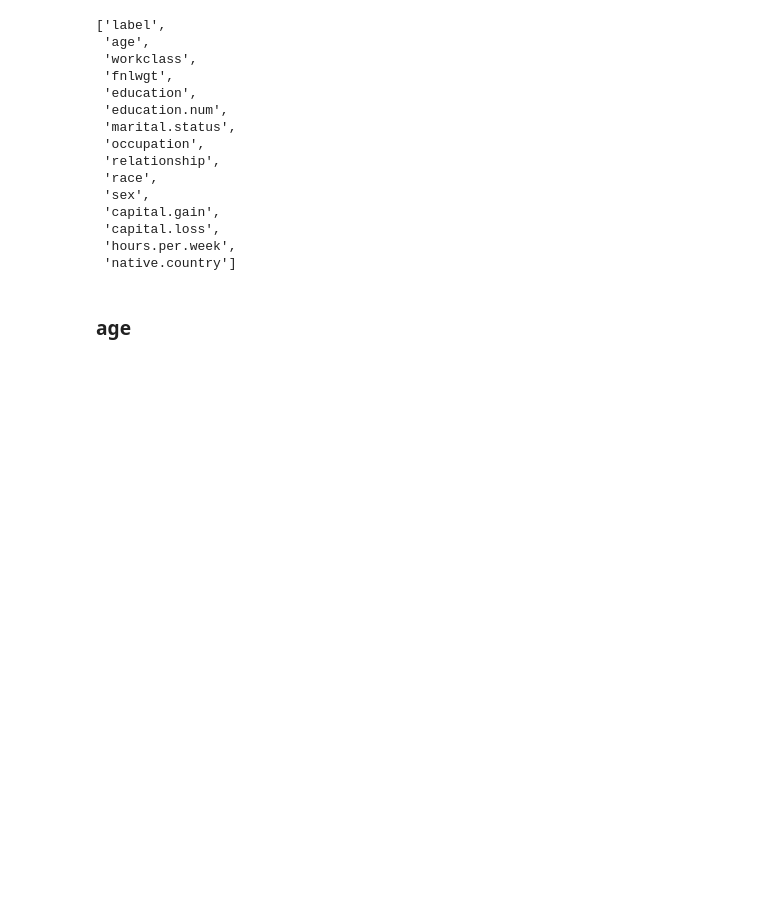
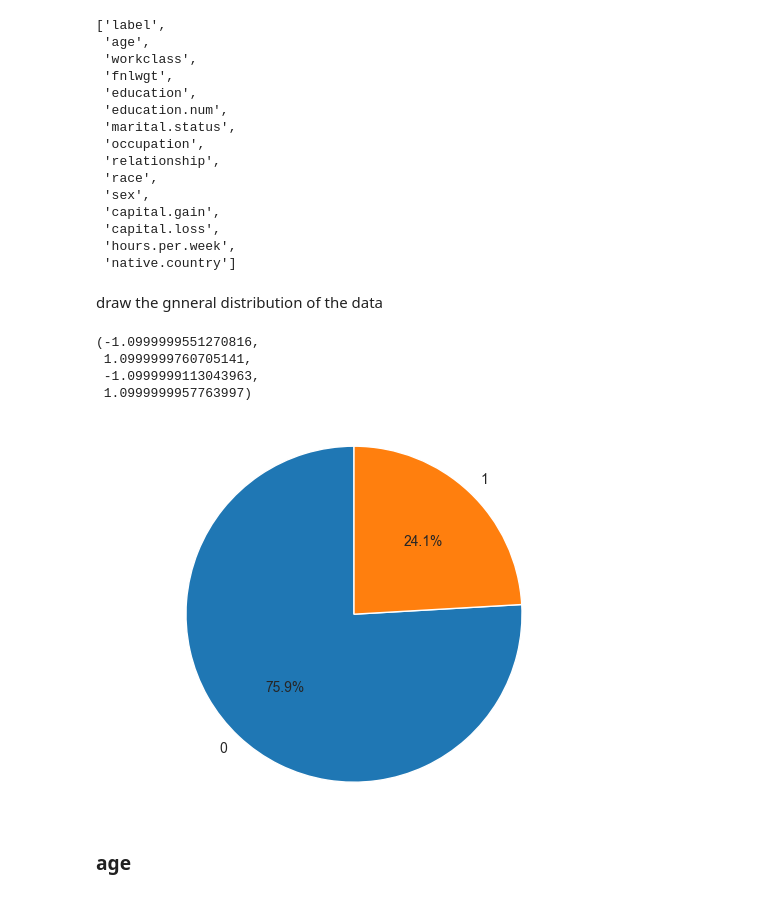
Before and after one commit to redhecker/adultCensusIncome, a Jupyter notebook: src/visualization.ipynb, the cells around one changed output. Cells and saved outputs as stored; diff of their text form; code cells hidden in the pictures; blank space fills up the shorter version.

```diff
--- a/src/visualization.ipynb
+++ b/src/visualization.ipynb
@@ -76,6 +76,21 @@ col
  'capital.loss',
  'hours.per.week',
  'native.country']
+# %% [markdown]
+draw the gnneral distribution of the data
+# %%
+sns.set_style('whitegrid')
+plt.pie(data['label'].value_counts(), labels=['0', '1'], autopct='%1.1f%%', startangle=90)
+plt.axis('equal')
+# plt.subplots(figsize=(15, 8))
+# total = data['label'].value_counts()
+# sns.countplot(data['label'])
+# %% [output]
+(-1.0999999551270816,
+ 1.0999999760705141,
+ -1.0999999113043963,
+ 1.0999999957763997)
+[figure, added]
 # %% [markdown]
 ### age
 # %%
```
Also changed, not shown: 2 other files.
